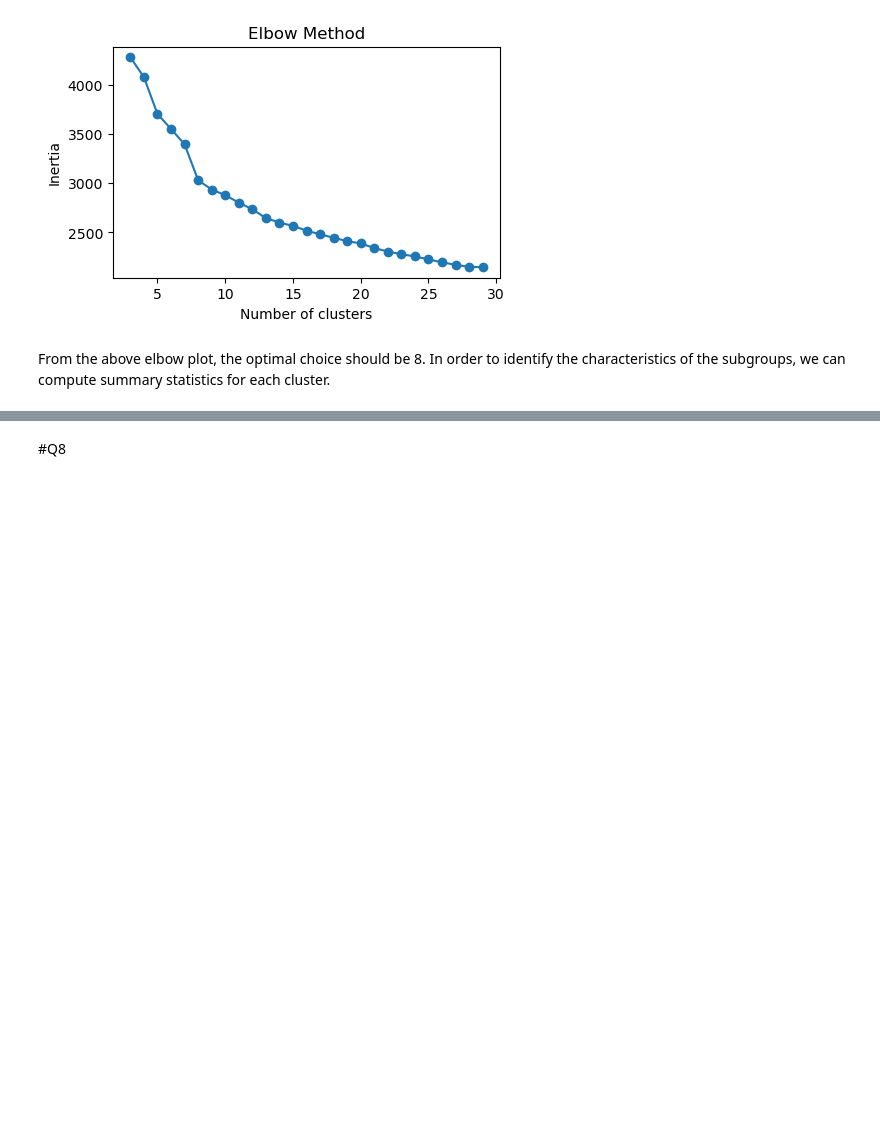
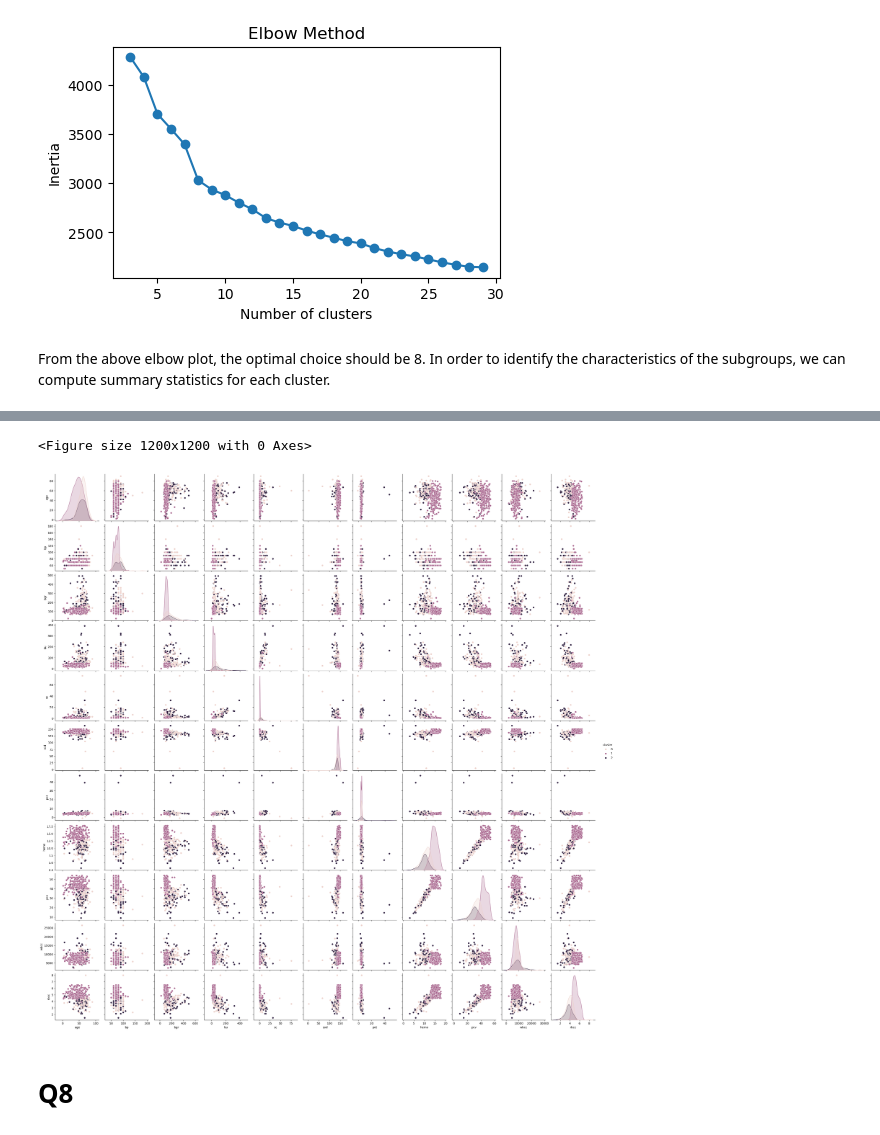
Before and after one commit to YS-02/Chronic-Kidney-Disease-Classification-Challenge, a Jupyter notebook: YS.ipynb, the cells around one changed output, grey strips where cells are left out. Saved outputs shown, nothing was run; the diff lists cells and outputs as text; code cells hidden in the pictures; blank space fills up the shorter version.

```diff
--- a/YS.ipynb
+++ b/YS.ipynb
@@ -229,3 +272,6 @@ df_numeric = df_clean[numerical_cols]
 
 imputer = IterativeImputer(estimator=LinearRegression())
 df_clean.loc[:, numerical_cols] = imputer.fit_transform(df_numeric)
+
+for col in df_clean.select_dtypes(include=[object]).columns:
+    df_clean[col].fillna(df_clean[col].mode()[0], inplace=True)
@@ -287,2 +394,18 @@ From the above elbow plot, the optimal choice should be 8. In order to identify
+# %%
+# select the number of clusters and fit the model
+kmeans = KMeans(n_clusters=3, random_state=0)
+
+kmeans.fit(df_scaled)
+
+df_labels = df_clean.copy()
+
+df_labels['cluster'] = kmeans.labels_
+
+plt.figure(figsize=(12, 12))
+sns.pairplot(df_labels, hue='cluster')
+plt.show()
+# %% [output]
+<Figure size 1200x1200 with 0 Axes>
+[figure, added]
 # %% [markdown]
-#Q8
+# Q8
```
Also changed, not shown: parts of 10 cells of this notebook, 1 other file.
